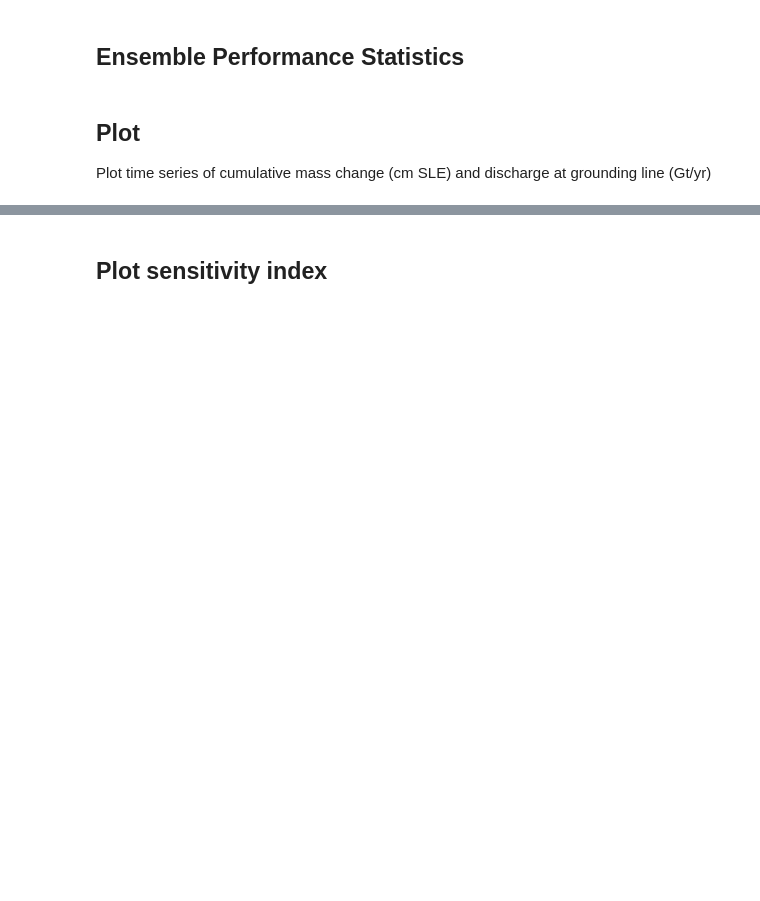
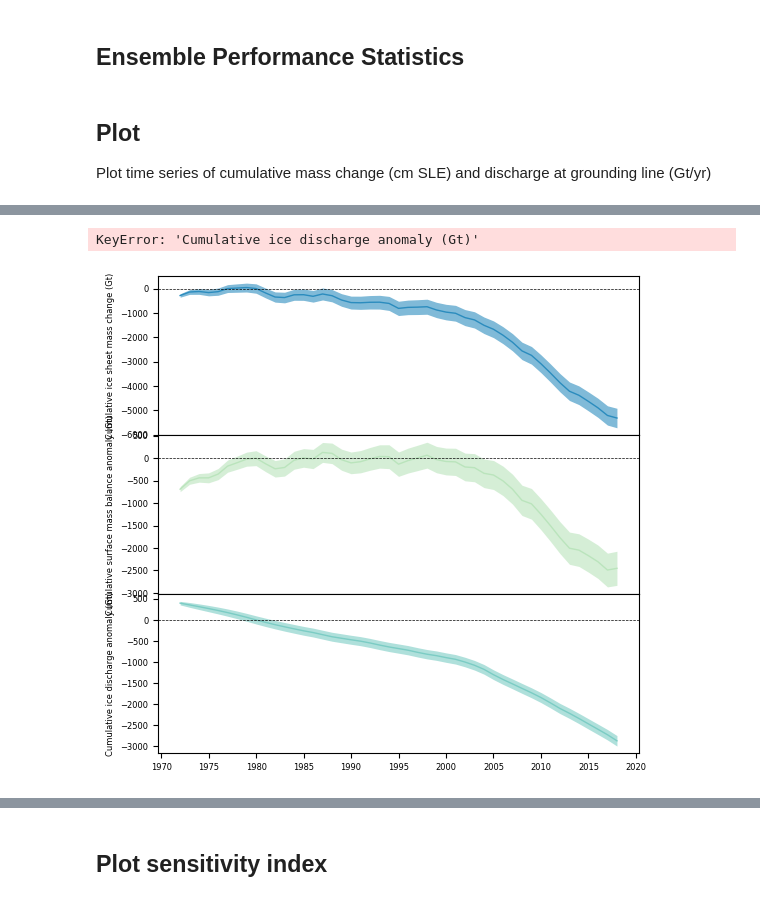
Before and after one commit to pism/pism-ragis, a Jupyter notebook: notebooks/analyze_ensembles.ipynb, the cells around one changed output, grey strips where cells are left out. Drawn from its saved outputs; the diff is of its cells as text; code cells hidden in the pictures; blank space fills up the shorter version.

```diff
--- a/notebooks/analyze_ensembles.ipynb
+++ b/notebooks/analyze_ensembles.ipynb
@@ -365,3 +441,65 @@ fig.savefig(fig_dir / "ragis-comp_scalar_1980-2000.png", dpi=600)
+# %%
+    sigma = 1
+    mass_varname: str = "Cumulative ice sheet mass change (Gt)"
+    mass_uncertainty_varname: str = "Cumulative ice sheet mass change uncertainty (Gt)"
+    smb_varname: str = "Cumulative surface mass balance anomaly (Gt)"
+    smb_uncertainty_varname: str = "Cumulative surface mass balance anomaly uncertainty (Gt)"
+    discharge_varname: str = "Cumulative ice discharge anomaly (Gt)"
+    discharge_uncertainty_varname: str = "Cumulative ice discharge anomaly uncertainty (Gt)"
+    smb_color: str = "#bae4bc"
+    discharge_color: str = "#7bccc4"
+    mass_color: str = "#2b8cbe"
+
+    obs = mou_gis
+
+    """Plot observation time series"""
+    fig, axs = plt.subplots(nrows=3, ncols=1, sharex="col", figsize=(6.2, 6.2))
+    fig.subplots_adjust(wspace=0.0, hspace=0.0)
+
+    for k, (m_var, m_u_var, m_color, m_label) in enumerate(zip(
+        [mass_varname, smb_varname, discharge_varname],
+        [
+            mass_uncertainty_varname,
+            smb_uncertainty_varname,
+            discharge_uncertainty_varname,
+        ],
+        [mass_color, smb_color, discharge_color],
+        ["Total", "Surface", "Ice Discharge"],
+    )):
+
+        axs[k].fill_between(
+            obs["Date"],
+            obs[m_var] + sigma * obs[m_u_var],
+            obs[m_var] - sigma * obs[m_u_var],
+            ls="solid",
+            lw=0,
+            alpha=0.6,
+            color=m_color,
+        )
+        axs[k].plot(obs["Date"], obs[m_var], lw=1, color=m_color, label=m_label)
+        axs[k].set_ylabel(m_var)
+        axs[k].axhline(0, ls="dashed", color="k", lw=0.5)
+
+    sims_cis = []
+    sims_lines = []
+    for e, exp in enumerate(plot_experiments):
+        df = exp["data_df"]
+        q_low = df.groupby(by="time").quantile(0.16, numeric_only=True)
+        q_median = df.groupby(by="time").quantile(0.50, numeric_only=True)
+        q_high = df.groupby(by="time").quantile(0.84, numeric_only=True)
+        sims_line = axs[k].plot(q_median.index, q_median[m_var], color=sim_colors[k], alpha=1.0, lw=0.75)
+    sims_cis.append(sims_ci)
+    sims_lines.append(sims_line[0])
+
+    axs[0].set_xlabel("")
+    axs[-1].set_xlabel("Year")
+    legend = axs[0].legend()
+    legend.get_frame().set_linewidth(0.0)
+    legend.get_frame().set_alpha(0.0)
+    fig.tight_layout()
+# %% [output]
+KeyError: 'Cumulative ice discharge anomaly (Gt)'
+[figure, added]
 # %%
 imbie[[discharge_uncertainty_varname]].mean() / mou_gis[[discharge_uncertainty_varname]].mean()
 sigma_mass = 1
```
Also changed, not shown: parts of 14 cells of this notebook.
